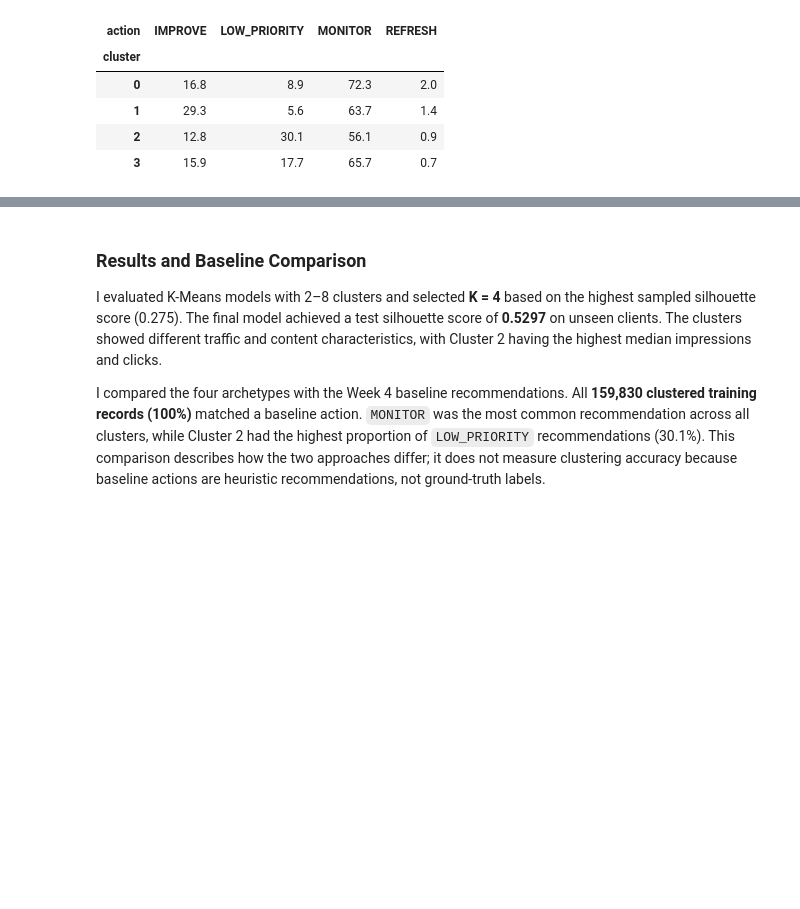
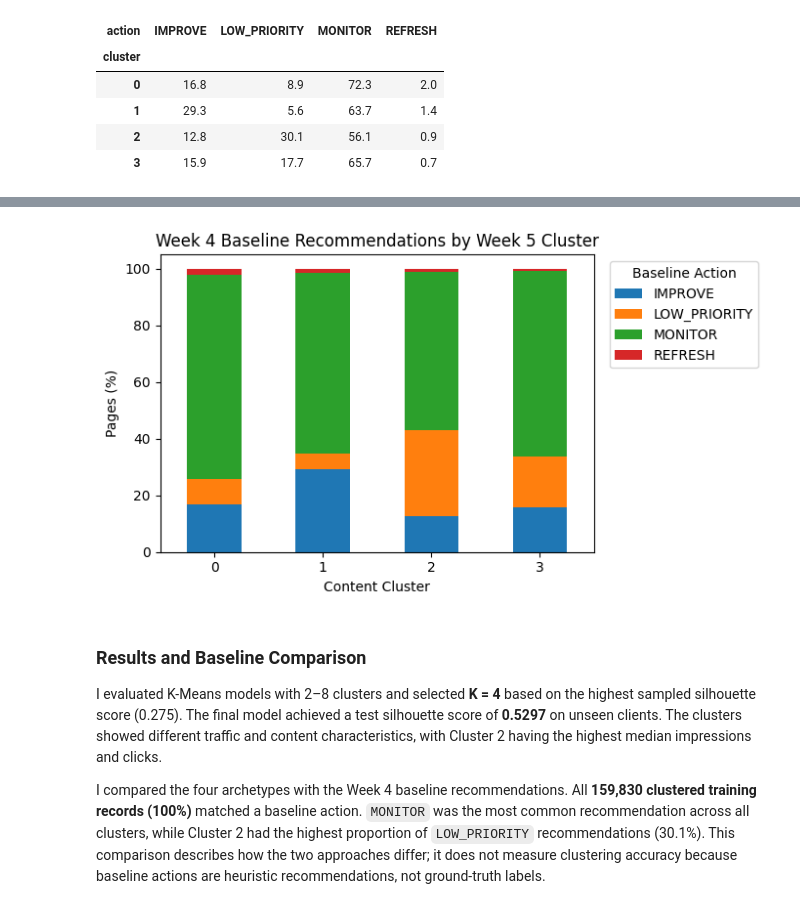
Before and after one commit to Mahnoor-Sajjad/Flyrank-Internship, a Jupyter notebook: work/notebooks/w05_model.ipynb, the cells around one changed output, grey strips where cells are left out. Saved outputs shown, nothing was run; the diff lists cells and outputs as text; code cells hidden in the pictures; blank space fills up the shorter version.

```diff
--- a/work/notebooks/w05_model.ipynb
+++ b/work/notebooks/w05_model.ipynb
@@ -1021,3 +1055,19 @@ display(action_distribution)
+# %%
+# Graph 3: Compare baseline action percentages across the four clusters.
+action_distribution.plot(
+    kind="bar",
+    stacked=True,
+    figsize=(7, 4)
+)
+plt.xlabel("Content Cluster")
+plt.ylabel("Pages (%)")
+plt.title("Week 4 Baseline Recommendations by Week 5 Cluster")
+plt.xticks(rotation=0)
+plt.legend(title="Baseline Action", bbox_to_anchor=(1.02, 1), loc="upper left")
+plt.tight_layout()
+plt.show()
+# %% [output]
+[figure, added]
 # %% [markdown]
 ### Results and Baseline Comparison
 
```
Also changed, not shown: parts of 3 cells of this notebook.
